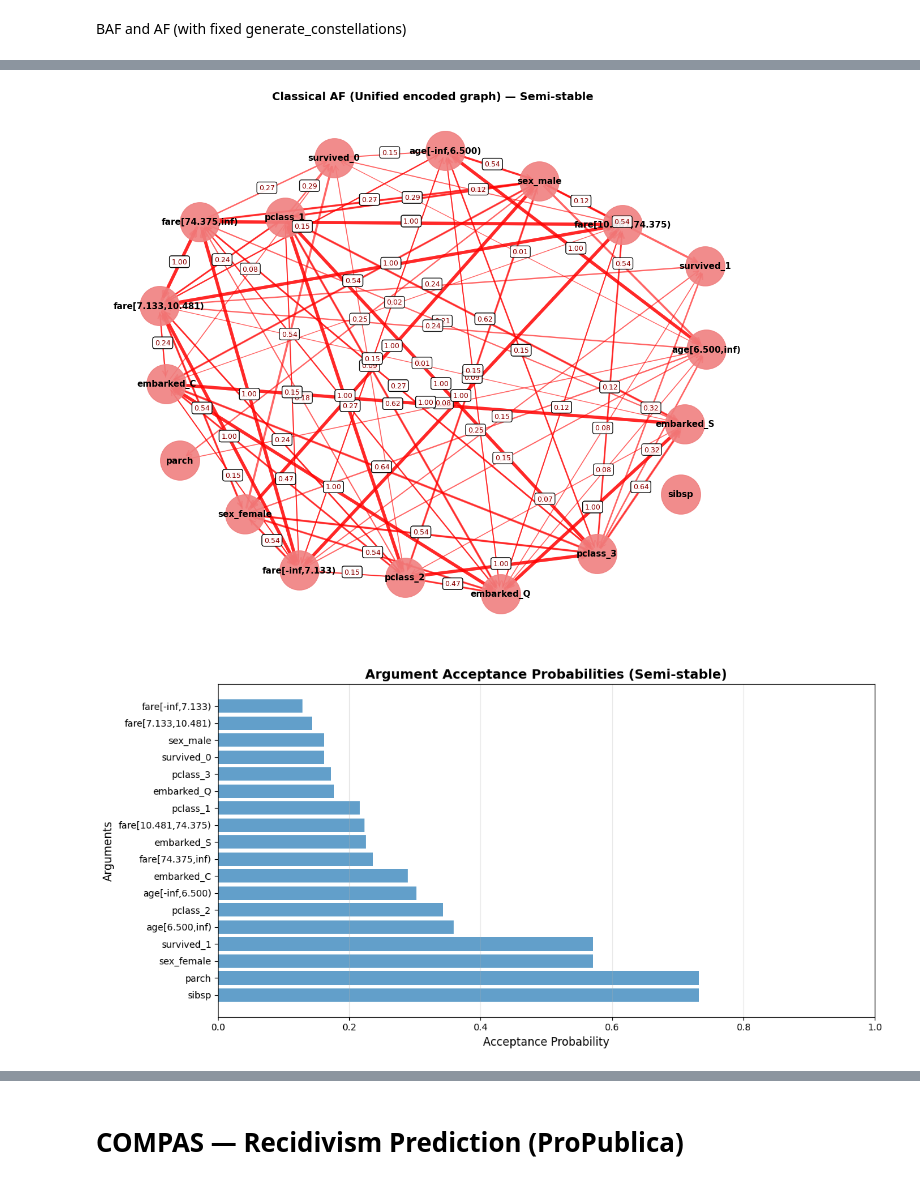
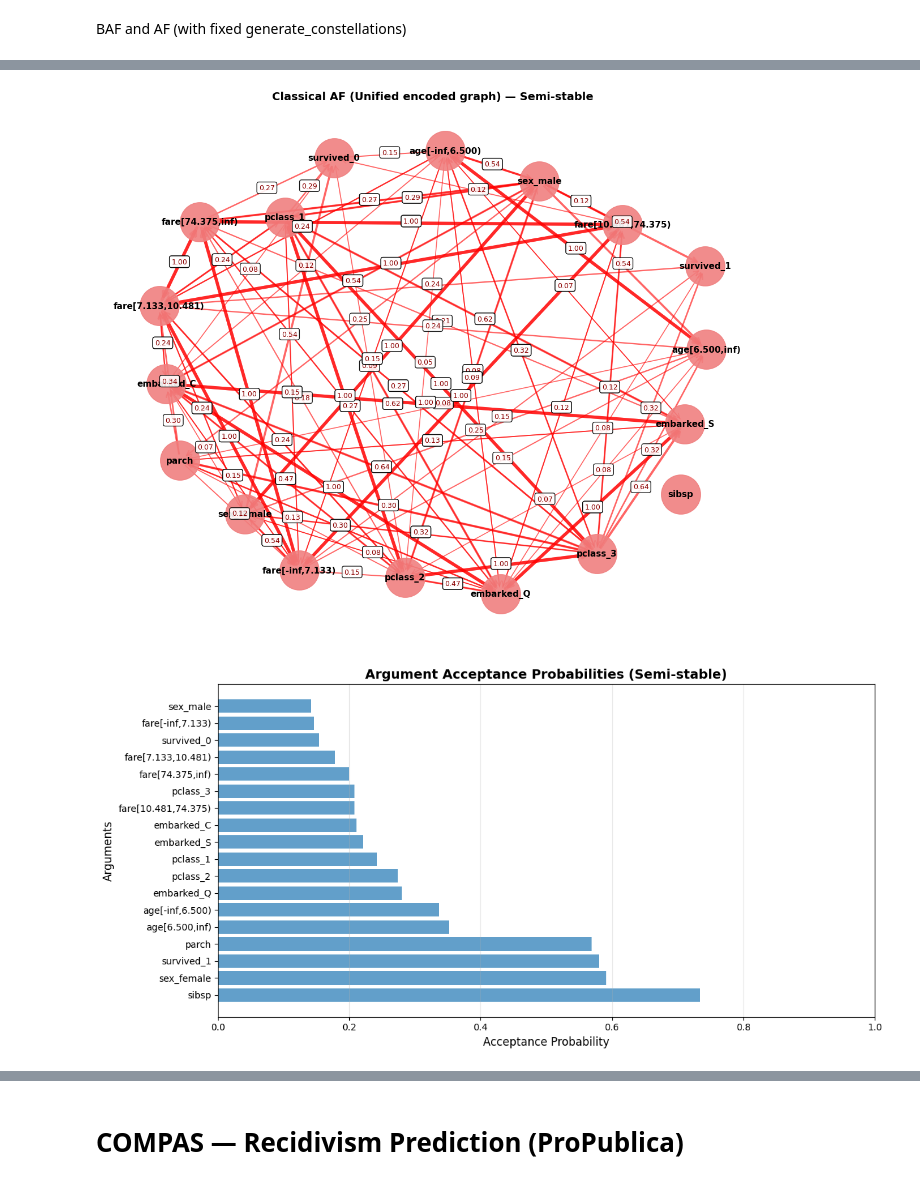
Before and after one commit to AKANEMO22/MedTCAX-Causal-Argumentative-Explainability, a Jupyter notebook: causal_argumentation-main/causal_arg_with_tier.ipynb, the cells around one changed output, grey strips where cells are left out. Saved outputs shown, nothing was run; the diff lists cells and outputs as text; code cells hidden in the pictures.

Commit message:
updaet K-fold

```diff
--- a/causal_argumentation-main/causal_arg_with_tier.ipynb
+++ b/causal_argumentation-main/causal_arg_with_tier.ipynb
@@ -1141,9 +1241,7 @@ import os
 import seaborn as sns
 import matplotlib.pyplot as plt
 
-
 df = sns.load_dataset('titanic')
-
 
 OUTPUT_DIR = "outputs_titanic/fci_experiment"
 os.makedirs(OUTPUT_DIR, exist_ok=True)
@@ -1165,15 +1263,19 @@ tier_groups = {
 }
 algo = "fci"    # or "pc"
 alpha = 0.01
+K_SPLITS = 5    # Số lượng K-fold bạn muốn chia (có thể đổi thành 3, 5, 10...)
 
 print("=" * 60)
-print(f"STEP 1: Dual discovery ({algo.upper()}) → merge orientations (majority)")
+print(f"STEP 1: K-Fold BAF Discovery ({algo.upper()}) → Merge Orientations (majority)")
 print("=" * 60)
-merged_res, merged_group_edges, dfU, enc_groups_full, run1, run2 = run_dual_and_merge_with_unified(
+
+# GỌI HÀM K-FOLD (Thay cho hàm run_dual_and_merge_with_unified cũ)
+merged_res, merged_group_edges, dfU, enc_groups_full = k_fold_baf_discovery(
     df,
     features,
     outcome,
     categorical_features,
+    k_splits=K_SPLITS,
     entropy_binning_config=entropy_binning_config,
     binarize_counts=('sibsp', 'parch'),
     algo=algo,
@@ -1182,17 +1284,12 @@ merged_res, merged_group_edges, dfU, enc_groups_full, run1, run2 = run_dual_and_
     unified_dummy_noise=0.0,
     tier_groups=tier_groups
  )
-print(f"Merged group-level edges: {sorted(list(merged_group_edges))}")
+print(f"Merged group-level edges sau {K_SPLITS}-Fold: {sorted(list(merged_group_edges))}")
 
 # ---- exports ----
-export_causallearn_graph_with_corr(
-    run1,
-    f"{OUTPUT_DIR}/discovery_{algo}_dropfirst_weighted.png"
- )
-export_causallearn_graph_with_corr(
-    run2,
-    f"{OUTPUT_DIR}/discovery_{algo}_droplast_weighted.png"
- )
+# LƯU Ý: Đã comment lại 2 hàm export run1 và run2 vì K-Fold không trả về run1, run2 đơn lẻ nữa
+# export_causallearn_graph_with_corr(run1, f"{OUTPUT_DIR}/discovery_{algo}_dropfirst_weighted.png")
+# export_causallearn_graph_with_corr(run2, f"{OUTPUT_DIR}/discovery_{algo}_droplast_weighted.png")
 
 # merged group graph
 export_group_graph_with_corr(
@@ -1200,7 +1297,7 @@ export_group_graph_with_corr(
     dfU,
     enc_groups_full,
     f"{OUTPUT_DIR}/merged_groups_{algo}_weighted.png",
-    title="Merged Group Directions (corr = strongest pair)"
+    title=f"Merged Group Directions (K-Fold={K_SPLITS}, corr = strongest pair)"
  )
 
 # unified encoded graph
@@ -1261,13 +1358,6 @@ af.visualize(
     title="Classical AF (Unified encoded graph) — Semi-stable",
     output_file=f"{OUTPUT_DIR}/classical_af.png"
  )
-af.visualize_filtered(
-    title="Classical AF (Unified encoded graph) — Semi-stable (same-root filtered)",
-    output_file=f"{OUTPUT_DIR}/classical_af_filtered.png",
-    encoding_groups=baf.encoding_groups,
-    same_root_alpha=0.3,
-    drop_same_root=False
- )
 af.to_apx_format(f"{OUTPUT_DIR}/framework.apx")
 af.to_tgf_format(f"{OUTPUT_DIR}/framework.tgf")
 
@@ -1302,9 +1392,9 @@ Orienting edge (Knowledge): sex_male --> survived
 Saved AF visualization to: outputs_titanic/fci_experiment/classical_af.png
 Exported APX format to: outputs_titanic/fci_experiment/framework.apx
 Exported TGF format to: outputs_titanic/fci_experiment/framework.tgf
 Saved: outputs_titanic/fci_experiment/argument_acceptance.png
-[figure, old version]
+[figure, new version]
-[figure, old version]
+[figure, new version]
 # %%
 import seaborn as sns
 import os
```
Also changed, not shown: parts of 7 cells of this notebook, 15 other files.
